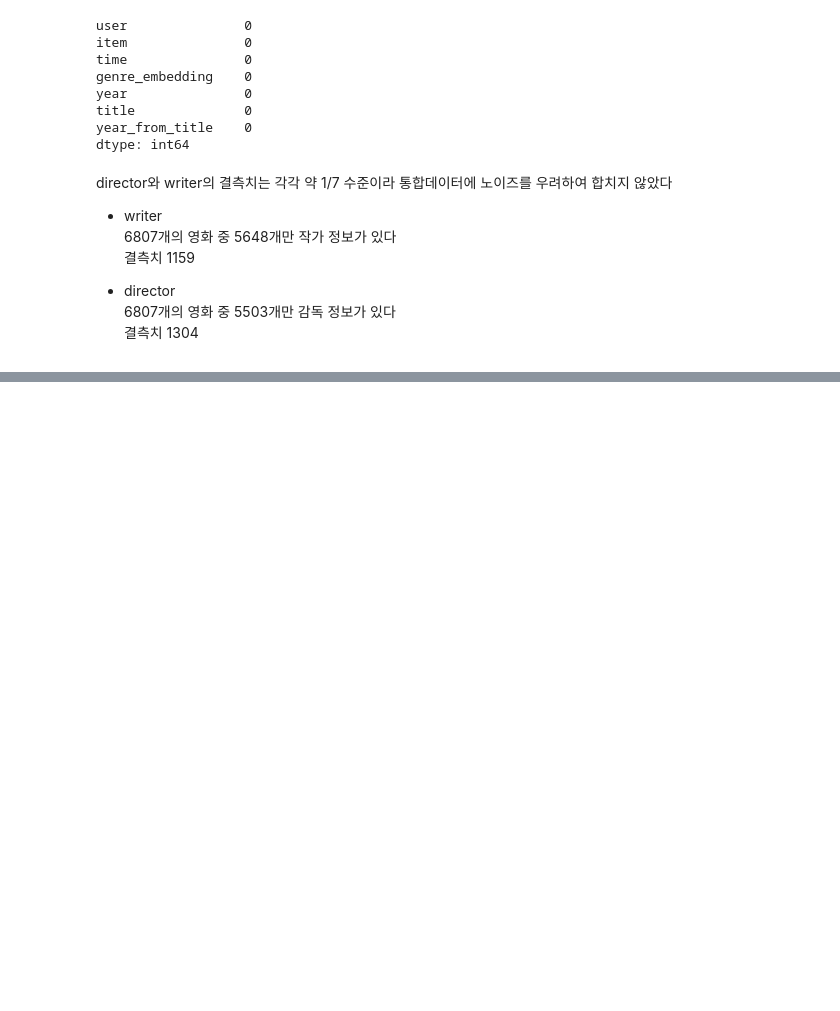
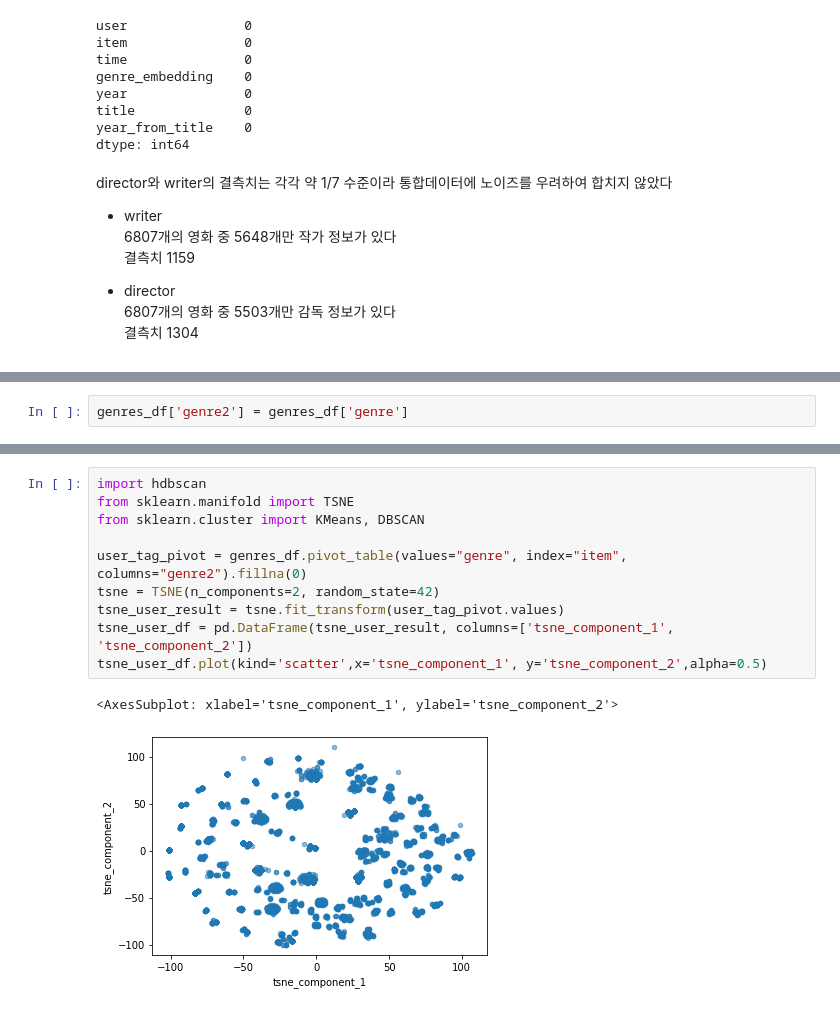
Before and after one commit to boostcampaitech4lv23recsys2/level2_movierecommendation_recsys-level2-recsys-08, a Jupyter notebook: FE/Feature_Engineering.ipynb, the cells around one changed output, grey strips where cells are left out. Drawn from its saved outputs; the diff is of its cells as text; blank space fills up the shorter version.

```diff
--- a/FE/Feature_Engineering.ipynb
+++ b/FE/Feature_Engineering.ipynb
@@ -134,0 +630,2 @@ director와 writer의 결측치는 각각 약 1/7 수준이라 통합데이터
+# %%
+genres_df['genre2'] = genres_df['genre']
@@ -134,0 +649,13 @@ director와 writer의 결측치는 각각 약 1/7 수준이라 통합데이터
+# %%
+import hdbscan
+from sklearn.manifold import TSNE
+from sklearn.cluster import KMeans, DBSCAN
+
+user_tag_pivot = genres_df.pivot_table(values="genre", index="item", columns="genre2").fillna(0)
+tsne = TSNE(n_components=2, random_state=42)
+tsne_user_result = tsne.fit_transform(user_tag_pivot.values)
+tsne_user_df = pd.DataFrame(tsne_user_result, columns=['tsne_component_1', 'tsne_component_2'])
+tsne_user_df.plot(kind='scatter',x='tsne_component_1', y='tsne_component_2',alpha=0.5)
+# %% [output]
+<AxesSubplot: xlabel='tsne_component_1', ylabel='tsne_component_2'>
+[figure, added]
```
Also changed, not shown: parts of 68 cells of this notebook.
